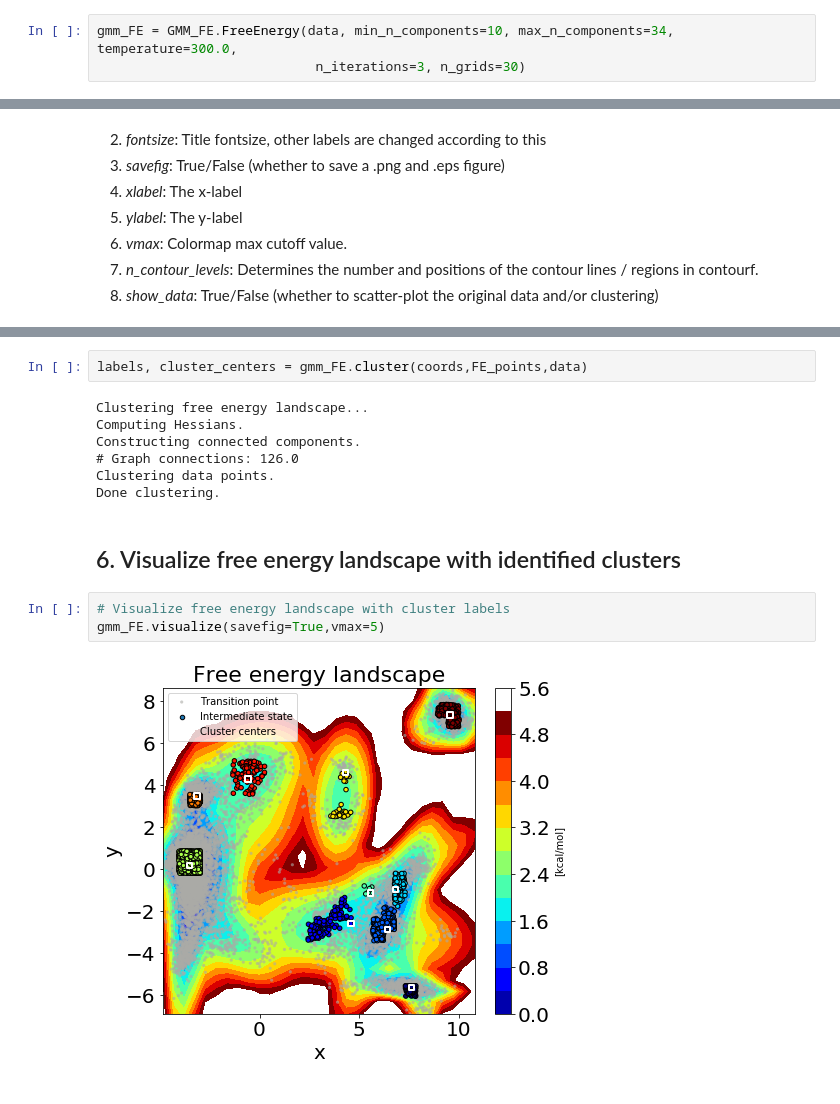
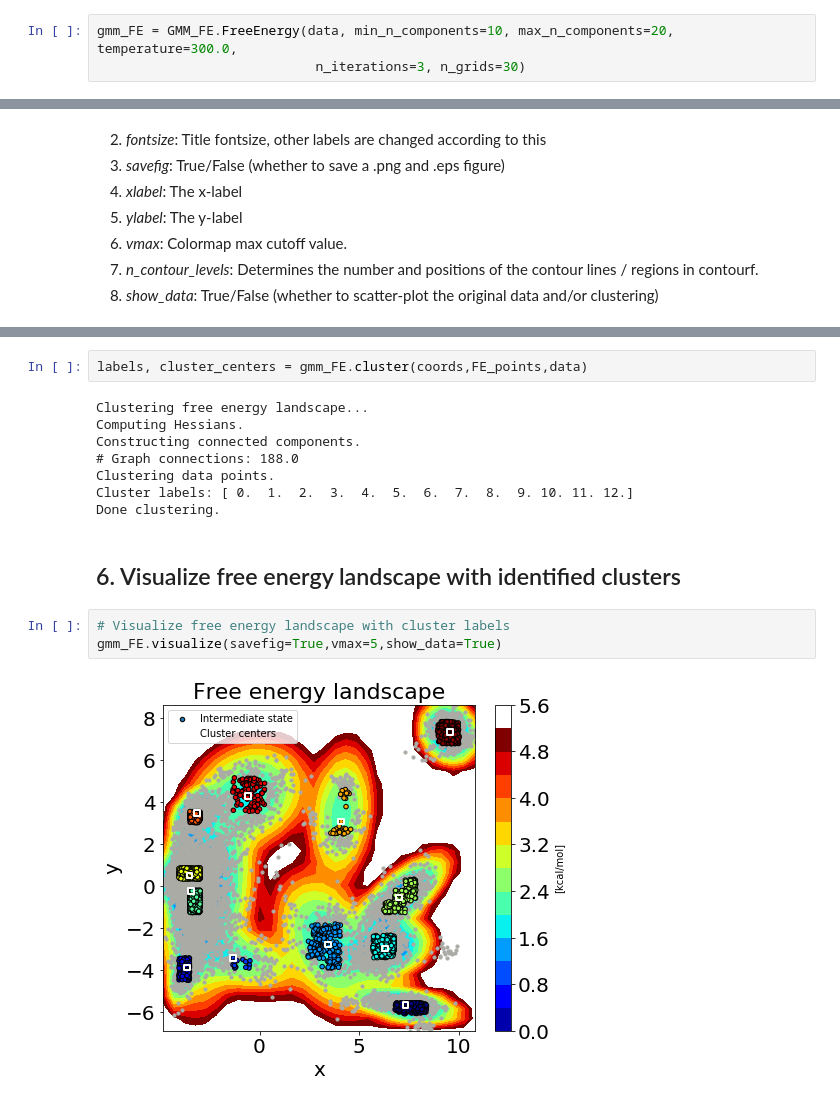
Before and after one commit to anniewesterlund/InfleCS-free-energy-clustering-tutorial, a Jupyter notebook: GMM_free_energy_clustering_tutorial.ipynb, the cells around one changed output, grey strips where cells are left out. Saved outputs shown, nothing was run; the diff lists cells and outputs as text.

```diff
--- a/GMM_free_energy_clustering_tutorial.ipynb
+++ b/GMM_free_energy_clustering_tutorial.ipynb
@@ -11,7 +11,7 @@ data = np.loadtxt('data/CaM_PCA_CA_contacts_REST.txt')
 ## 2. Constructing the object and setting parameters
 Create a free energy and clustering object. In principle, *data*, minimum number of components, *min_n_components*, and maximum number of components, *max_n_components* need to be specified. If *max_n_components* is not specified, the free energy estimation and clustering will be done using *min_n_components* components. The settings of necessary parameters will be printed below.
 # %%
-gmm_FE = GMM_FE.FreeEnergy(data, min_n_components=10, max_n_components=34, temperature=300.0,
+gmm_FE = GMM_FE.FreeEnergy(data, min_n_components=10, max_n_components=20, temperature=300.0,
                             n_iterations=3, n_grids=30)
 # %% [output]
 *----------------Gaussian mixture model free energy estimator----------------*
@@ -113,13 +129,14 @@ labels, cluster_centers = gmm_FE.cluster(coords,FE_points,data)
 Clustering free energy landscape...
 Computing Hessians.
 Constructing connected components.
-# Graph connections: 126.0
+# Graph connections: 188.0
 Clustering data points.
+Cluster labels: [ 0.  1.  2.  3.  4.  5.  6.  7.  8.  9. 10. 11. 12.]
 Done clustering.
 # %% [markdown]
 ## 6. Visualize free energy landscape with identified clusters
 # %%
 # Visualize free energy landscape with cluster labels
-gmm_FE.visualize(savefig=True,vmax=5)
+gmm_FE.visualize(savefig=True,vmax=5,show_data=True)
 # %% [output]
-[figure, old version]
+[figure, new version]
```
Also changed, not shown: parts of 6 cells of this notebook, 3 other files.
